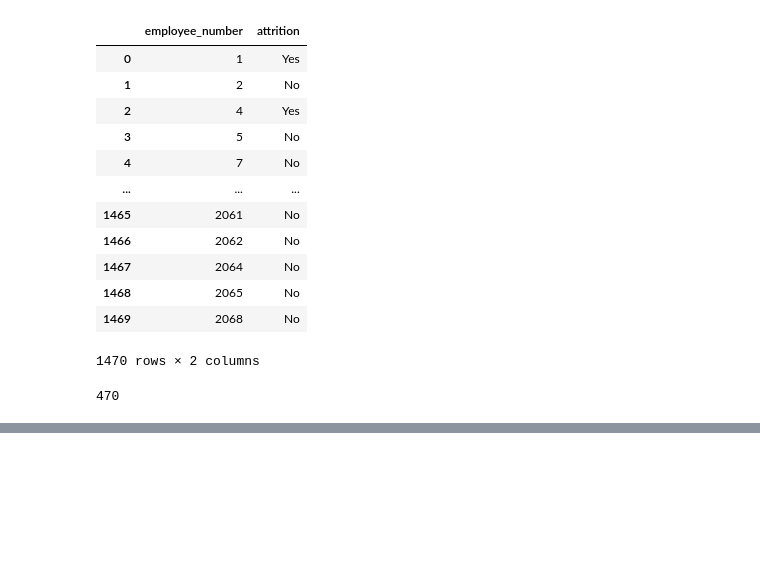
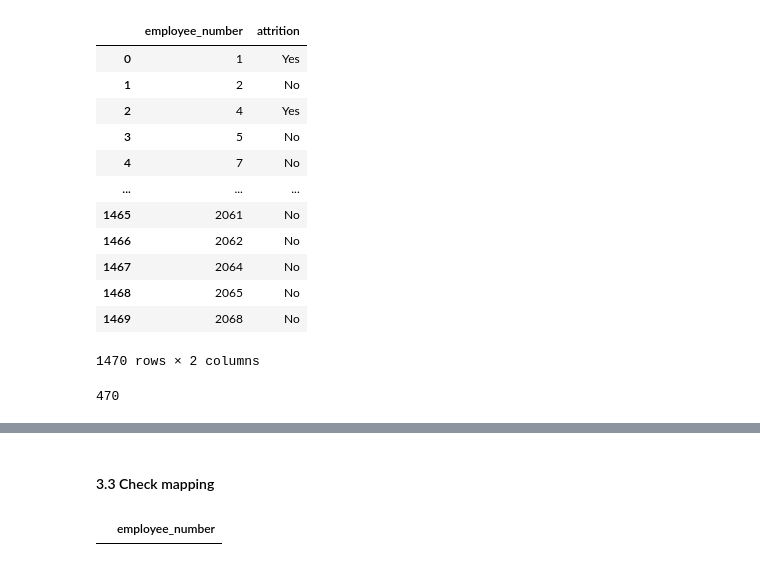
Before and after one commit to XiangdongWang3/hr-etl-pipeline, a Jupyter notebook: M.S. of AA/APAN 5310 SQL/5310_Project/5310_ETL.ipynb, the cells around one changed output, grey strips where cells are left out. Drawn from its saved outputs; the diff is of its cells as text; code cells hidden in the pictures; blank space fills up the shorter version.

```diff
--- a/M.S. of AA/APAN 5310 SQL/5310_Project/5310_ETL.ipynb
+++ b/M.S. of AA/APAN 5310 SQL/5310_Project/5310_ETL.ipynb
@@ -679,0 +743,15 @@ attrition_status_df.to_sql(
+# %% [markdown]
+#### 3.3 Check mapping
+# %%
+stmt = """
+    SELECT e.employee_number
+    FROM education e
+    LEFT JOIN employees emp ON e.employee_number = emp.employee_number
+    WHERE emp.employee_number IS NULL
+"""
+
+results = connection.execute(stmt).fetchall()
+edu_check= pd.DataFrame(results, columns=results[0].keys()) if results else pd.DataFrame(columns=['employee_number'])
+edu_check
+# %% [output]
+|  | employee_number |
```
Also changed, not shown: parts of 10 cells of this notebook.
